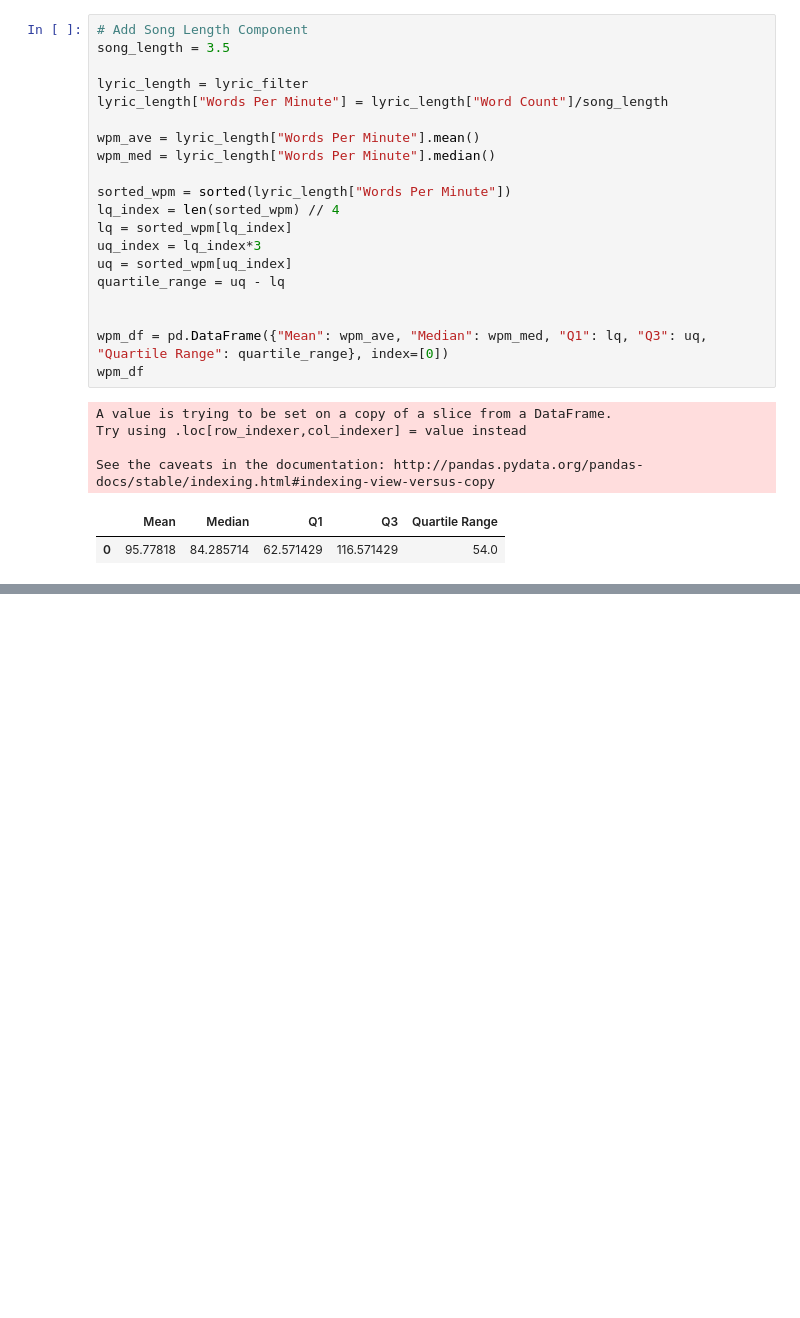
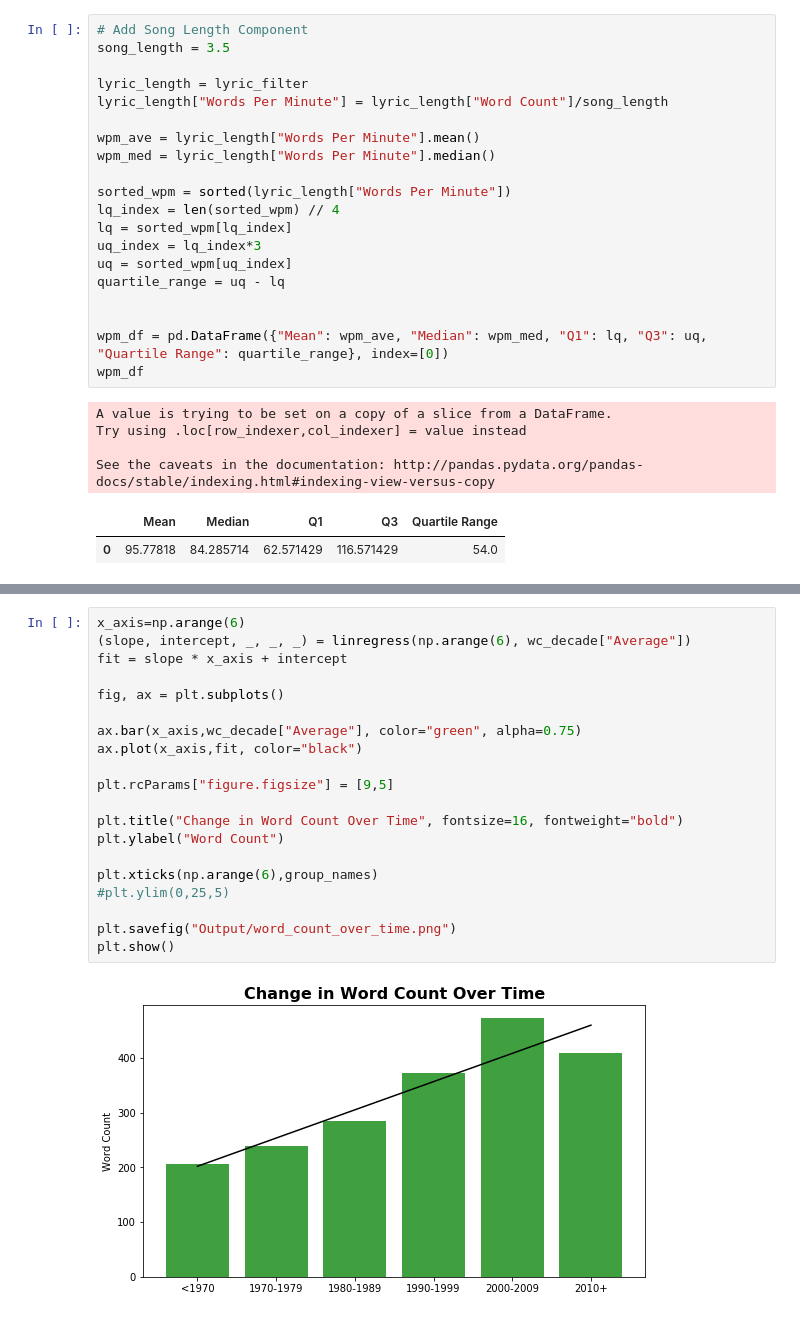
Before and after one commit to kimberly-erin/RockPy, a Jupyter notebook: erin_vader_analysis.ipynb, the cells around one changed output, grey strips where cells are left out. Drawn from its saved outputs; the diff is of its cells as text; blank space fills up the shorter version.

```diff
--- a/erin_vader_analysis.ipynb
+++ b/erin_vader_analysis.ipynb
@@ -445,0 +451,22 @@ wc_decade
+# %%
+x_axis=np.arange(6)
+(slope, intercept, _, _, _) = linregress(np.arange(6), wc_decade["Average"])
+fit = slope * x_axis + intercept
+
+fig, ax = plt.subplots()
+
+ax.bar(x_axis,wc_decade["Average"], color="green", alpha=0.75)
+ax.plot(x_axis,fit, color="black")
+
+plt.rcParams["figure.figsize"] = [9,5]
+
+plt.title("Change in Word Count Over Time", fontsize=16, fontweight="bold")
+plt.ylabel("Word Count")
+
+plt.xticks(np.arange(6),group_names)
+#plt.ylim(0,25,5)
+
+plt.savefig("Output/word_count_over_time.png")
+plt.show()
+# %% [output]
+[figure, added]
```
Also changed, not shown: parts of 8 cells of this notebook, 7 other files.
